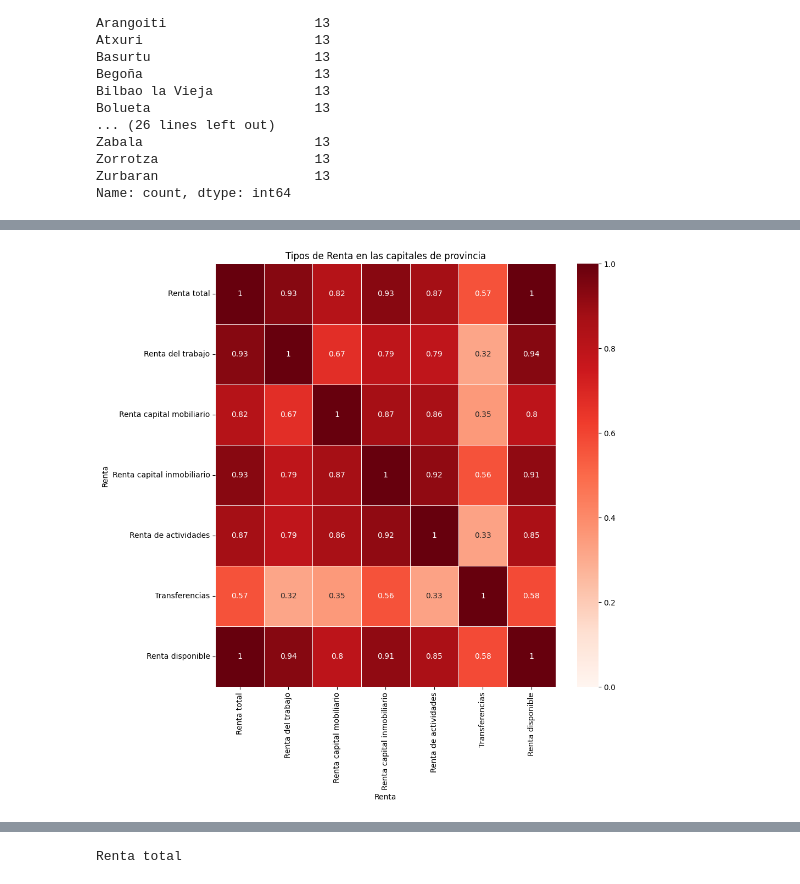
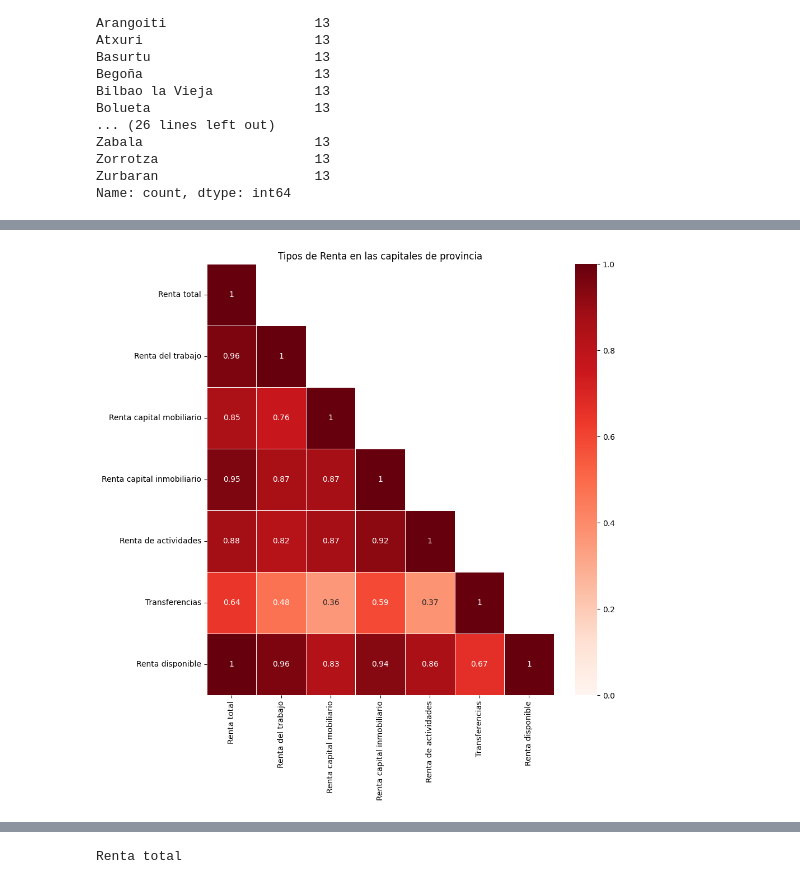
Before and after one commit to PacoFletcher/EDA, a Jupyter notebook: Rentas distritos Bilbao.ipynb, the cells around one changed output, grey strips where cells are left out. Saved outputs shown, nothing was run; the diff lists cells and outputs as text; code cells hidden in the pictures.

```diff
--- a/Rentas distritos Bilbao.ipynb
+++ b/Rentas distritos Bilbao.ipynb
@@ -242,6 +262,6 @@ See the caveats in the documentation: https://pandas.pydata.org/pandas-docs/stab
 # %%
-rentas[rentas["2006"] == "-"].replace("-","0")
+rentas[rentas["2006"] == 0] = None
 #rentas[rentas["Distrito"] == "Miribilla"]["2006"] = 0
 #rentas[rentas["Distrito"] == "Miribilla"]["2006"]
-rentas[rentas["2006"]]
+#rentas[rentas["2006"]]
 # %% [output]
@@ -325,0 +354,3 @@ See the caveats in the documentation: https://pandas.pydata.org/pandas-docs/stab
+# %%
+for i in rentas.columns[2:]:
+    rentas[i] = rentas[i].astype(float)
@@ -501,3 +569,9 @@ Zabala                      13
 Zorrotza                    13
 Zurbaran                    13
 Name: count, dtype: int64
+# %%
+bilbo["Año"] = pd.to_datetime(bilbo["Año"],format="%Y")
+# %%
+triang = bilbo.iloc[13:,1:-1].corr()
+mascara = np.triu(np.ones_like(triang,dtype=bool),1)
+mascara
@@ -504,12 +586,15 @@ Name: count, dtype: int64
 # %%
 f, ax = plt.subplots(figsize=(10, 10))
-sns.heatmap(bilbo.iloc[13:,1:-1].corr(),
+sns.heatmap(bilbo[bilbo["Distrito"]!= "BILBAO"].iloc[:,1:-1].corr(),
+            mask = mascara,
             annot=True,
             linewidths=.5,
             ax=ax,
             vmin=0,
             vmax=1,
             cmap = "Reds")
+plt.xlabel("")
+plt.ylabel("")
 plt.title("Tipos de Renta en las capitales de provincia");
 # %% [output]
-[figure, old version]
+[figure, new version]
```
Also changed, not shown: parts of 20 cells of this notebook.
